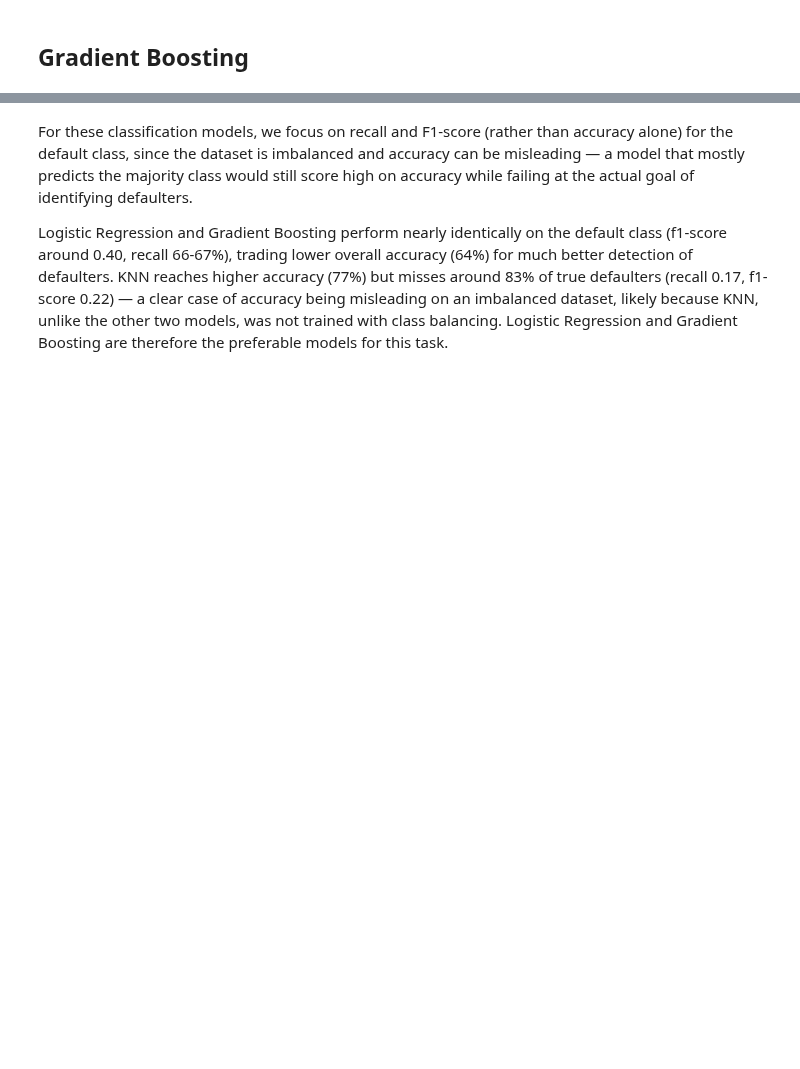
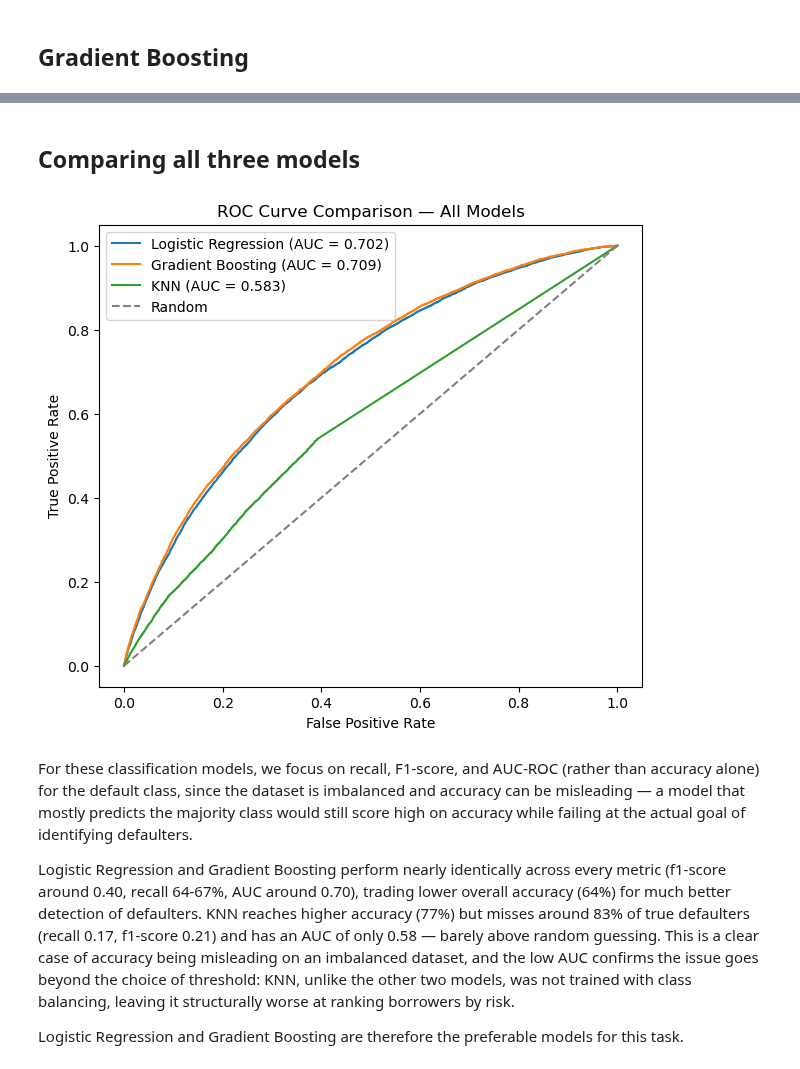
Before and after one commit to rossellagiorgio/CRA, a Jupyter notebook: Credit Risk Analysis.ipynb, the cells around one changed output, grey strips where cells are left out. Drawn from its saved outputs; the diff is of its cells as text; code cells hidden in the pictures; blank space fills up the shorter version.

```diff
--- a/Credit Risk Analysis.ipynb
+++ b/Credit Risk Analysis.ipynb
@@ -421,9 +450,33 @@ CM: [[33204 19224]
+# %% [markdown]
+## Comparing all three models
+# %%
+plt.figure(figsize=(7, 6))
+
+models_proba = [
+    ('Logistic Regression', y_pred_proba_lr),
+    ('Gradient Boosting', y_pred_proba_gb),
+    ('KNN', y_pred_proba_knn)
+]
+
+for name, proba in models_proba:
+    fpr, tpr, _ = roc_curve(y_test, proba)
+    auc = roc_auc_score(y_test, proba)
+    plt.plot(fpr, tpr, label=f'{name} (AUC = {auc:.3f})')
+
+plt.plot([0, 1], [0, 1], linestyle='--', color='gray', label='Random')
+plt.xlabel('False Positive Rate')
+plt.ylabel('True Positive Rate')
+plt.title('ROC Curve Comparison — All Models')
+plt.legend()
+plt.show()
+# %% [output]
+[figure, added]
 # %% [markdown]
-For these classification models, we focus on recall and F1-score (rather than
-accuracy alone) for the default class, since the dataset is imbalanced and
-accuracy can be misleading — a model that mostly predicts the majority class
-would still score high on accuracy while failing at the actual goal of
-identifying defaulters.
+For these classification models, we focus on recall, F1-score, and AUC-ROC (rather than accuracy alone) for the default class, since the dataset is imbalanced and accuracy can be misleading — a model that mostly predicts the
+majority class would still score high on accuracy while failing at the actual goal of identifying defaulters.
 
-Logistic Regression and Gradient Boosting perform nearly identically on the default class (f1-score around 0.40, recall 66-67%), trading lower overall accuracy (64%) for much better detection of defaulters. KNN reaches higher accuracy (77%) but misses around 83% of true defaulters (recall 0.17, f1-score 0.22) — a clear case of accuracy being misleading on an imbalanced dataset, likely because KNN,
-unlike the other two models, was not trained with class balancing. Logistic Regression and Gradient Boosting are therefore the preferable models for this task.
+Logistic Regression and Gradient Boosting perform nearly identically across every metric (f1-score around 0.40, recall 64-67%, AUC around 0.70), trading lower overall accuracy (64%) for much better detection of defaulters. KNN reaches higher accuracy (77%) but misses around 83% of true defaulters (recall 0.17,
+f1-score 0.21) and has an AUC of only 0.58 — barely above random guessing. This is a clear case of accuracy being misleading on an imbalanced dataset, and the low AUC confirms the issue goes beyond the choice of threshold: KNN,
+unlike the other two models, was not trained with class balancing, leaving it structurally worse at ranking borrowers by risk.
+
+Logistic Regression and Gradient Boosting are therefore the preferable models for this task.
```
Also changed, not shown: parts of 11 cells of this notebook.
